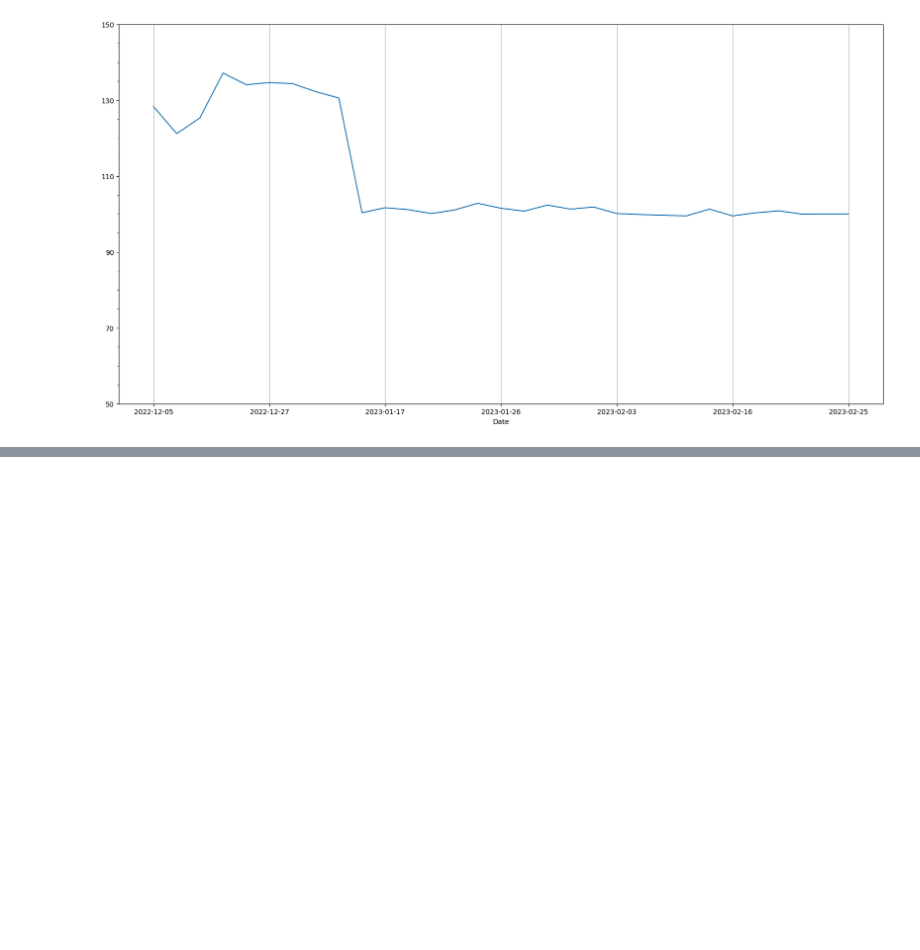
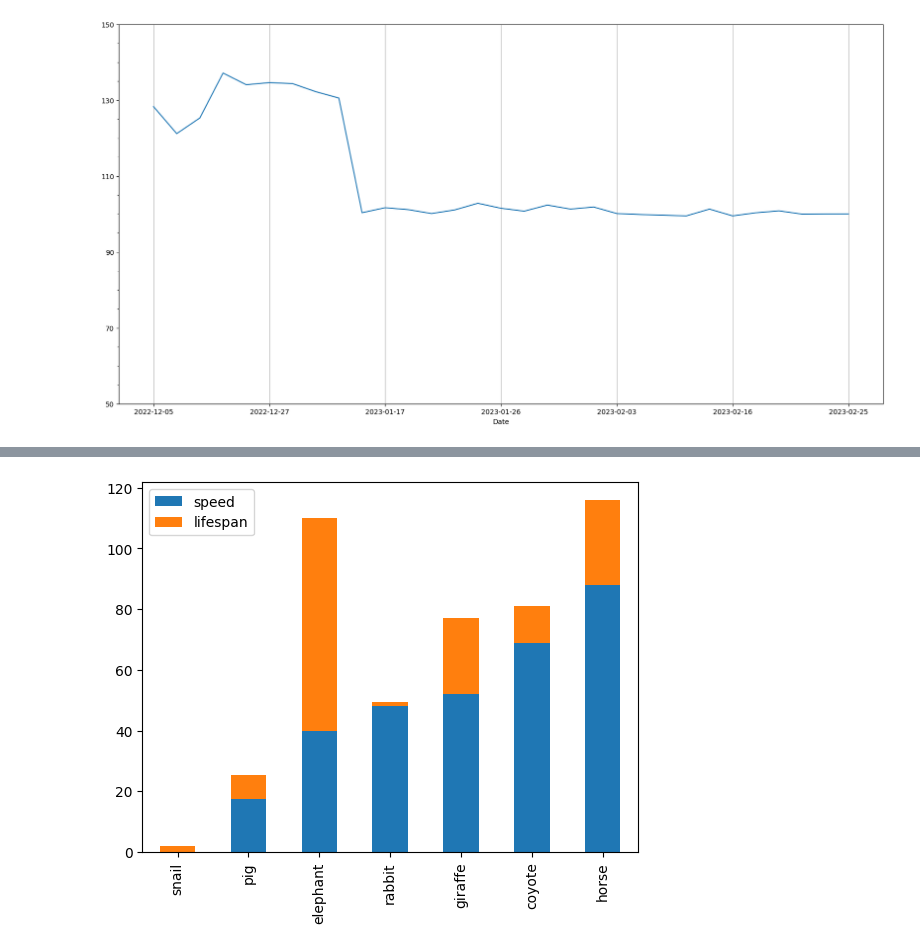
Before and after one commit to tcfh2016/knowledge-map, a Jupyter notebook: Techs/data-science/pandas/plot/dataframe_plot.ipynb, the cells around one changed output, grey strips where cells are left out. Saved outputs shown, nothing was run; the diff lists cells and outputs as text; code cells hidden in the pictures; blank space fills up the shorter version.

```diff
--- a/Techs/data-science/pandas/plot/dataframe_plot.ipynb
+++ b/Techs/data-science/pandas/plot/dataframe_plot.ipynb
@@ -39,0 +65,4 @@ fig.savefig('ex_plot.png')
+# %%
+ax = df.plot.bar(stacked=True)
+# %% [output]
+[figure, added]
```
Also changed, not shown: parts of 4 cells of this notebook, 11 other files.
